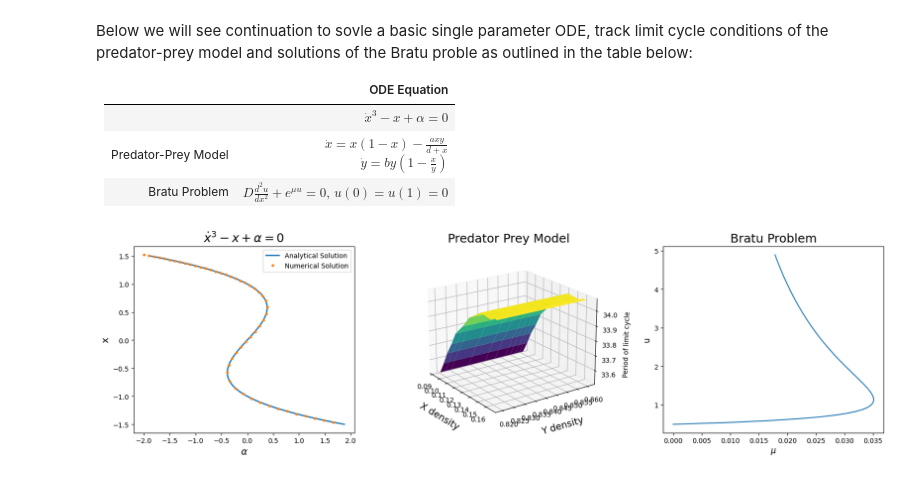
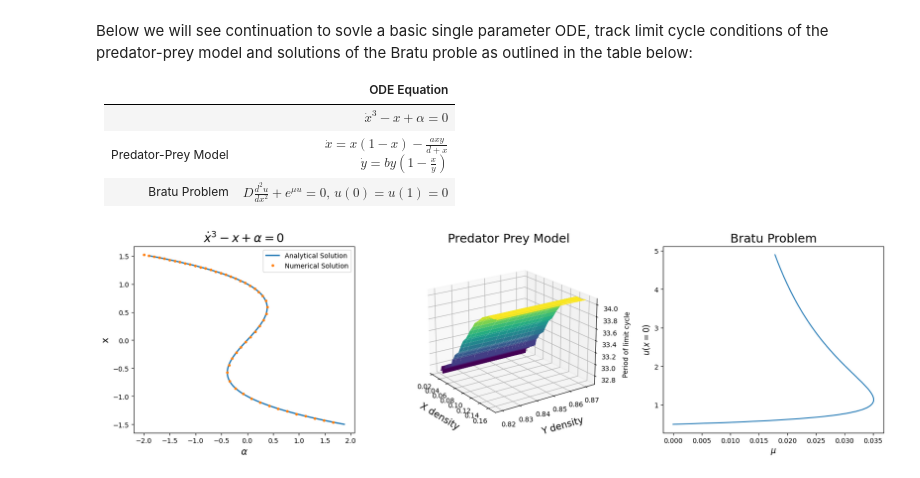
Before and after one commit to MikeJohnson424/emat30008, a Jupyter notebook: report.ipynb, the cells around one changed output. Cells and saved outputs as stored; diff of their text form; code cells hidden in the pictures.

```diff
--- a/report.ipynb
+++ b/report.ipynb
@@ -428,9 +428,7 @@ result = continuation(h,x0 = [1],par0 = [-2],
                    vary_par = 0,
                    step_size = 0.1,
                    max_steps = 50,
-                   solve_for = 'equilibria',
-                   method = 'pArclength')
-
+                   solve_for = 'equilibria')
 u = result.u
 alpha = result.alpha
 
@@ -451,58 +449,56 @@ ax0.legend(loc="best")
 result = continuation(PPM,x0 = [0.5,0.5,20],par0 = [1,0.1,0.1],
                    vary_par = 0,
                    step_size = 0.01,
-                   max_steps = 10,
-                   solve_for = 'limit_cycle',
-                   method = 'pArclength')
-
+                   max_steps = 30,
+                   solve_for = 'limit_cycle')
 u = result.u
 alpha = result.alpha
 
 # Create the 3D axis for the middle plot
+
 ax1 = fig.add_subplot(1, 3, 2, projection='3d')
 
 
 # Create a 3D surface plot of u[0] against u[1] against u[2]
+
 X, Y = np.meshgrid(u[1], u[0])
 Z = np.array([u[2] for _ in range(len(u[0]))])
 
 ax1.plot_surface(X, Y, Z, cmap='viridis')
 ax1.set_title("Predator Prey Model", fontsize=18)
 ax1.set_xlabel('X density', labelpad=10,fontsize = 14)  # Add padding to the axis label
 ax1.set_ylabel('Y density', labelpad=10,fontsize = 14)  # Add padding to the axis label
 ax1.set_zlabel('Period of limit cycle', labelpad=5)  # Add padding to the axis label
 ax1.view_init(elev=20, azim=-35)  # Adjust the viewing angle
 
 # Numerical continuation on Bratu problem
 
 grid = Grid(N=100, a=0, b=10)
 bc_left = BoundaryCondition('dirichlet', [lambda t: 5],grid);bc_right = BoundaryCondition('dirichlet',[lambda t: 10],grid)
 A,b = construct_A_and_b(grid,bc_left,bc_right)
 dx = grid.dx
 u0 = np.zeros(len(grid.x[1:-1]))
 
-result = continuation(bratu,  # the ODE to use
-    x0 = u0,  # the initial state
-    par0=[0,1,dx,A],  # the initial parameters
-    vary_par=0,  # the index of the parameter to vary
-    step_size=0.01,  # the size of the steps to take
-    max_steps=100,  # the number of steps to take
-    solve_for = 'equilibria', # 'equilibria' or 'limit cycle'
-    method = 'pArclength',
-    solver=root)
+result = continuation(bratu,
+    x0 = u0,
+    par0=[0,1,dx,A],
+    vary_par=0,
+    step_size=0.01,
+    max_steps=100,
+    solve_for = 'equilibria')
 
 u=result.u
 alpha = result.alpha
 
 # Create the last plot
 ax2 = fig.add_subplot(1, 3, 3)
 ax2.plot(alpha, u[0])
 ax2.set_title("Bratu Problem", fontsize=18)
-ax2.set(xlabel=r"$\mu$", ylabel='u')
+ax2.set(xlabel=r"$\mu$", ylabel=r"$u(x=0)$")
 ax2.xaxis.label.set_size(12)
 ax2.yaxis.label.set_size(12)
 # %% [output]
-[figure, old version]
+[figure, new version]
 # %% [markdown]
 ## Key Software Decisions (40% of report mark)
 
```
Also changed, not shown: parts of 9 cells of this notebook, 2 other files.
